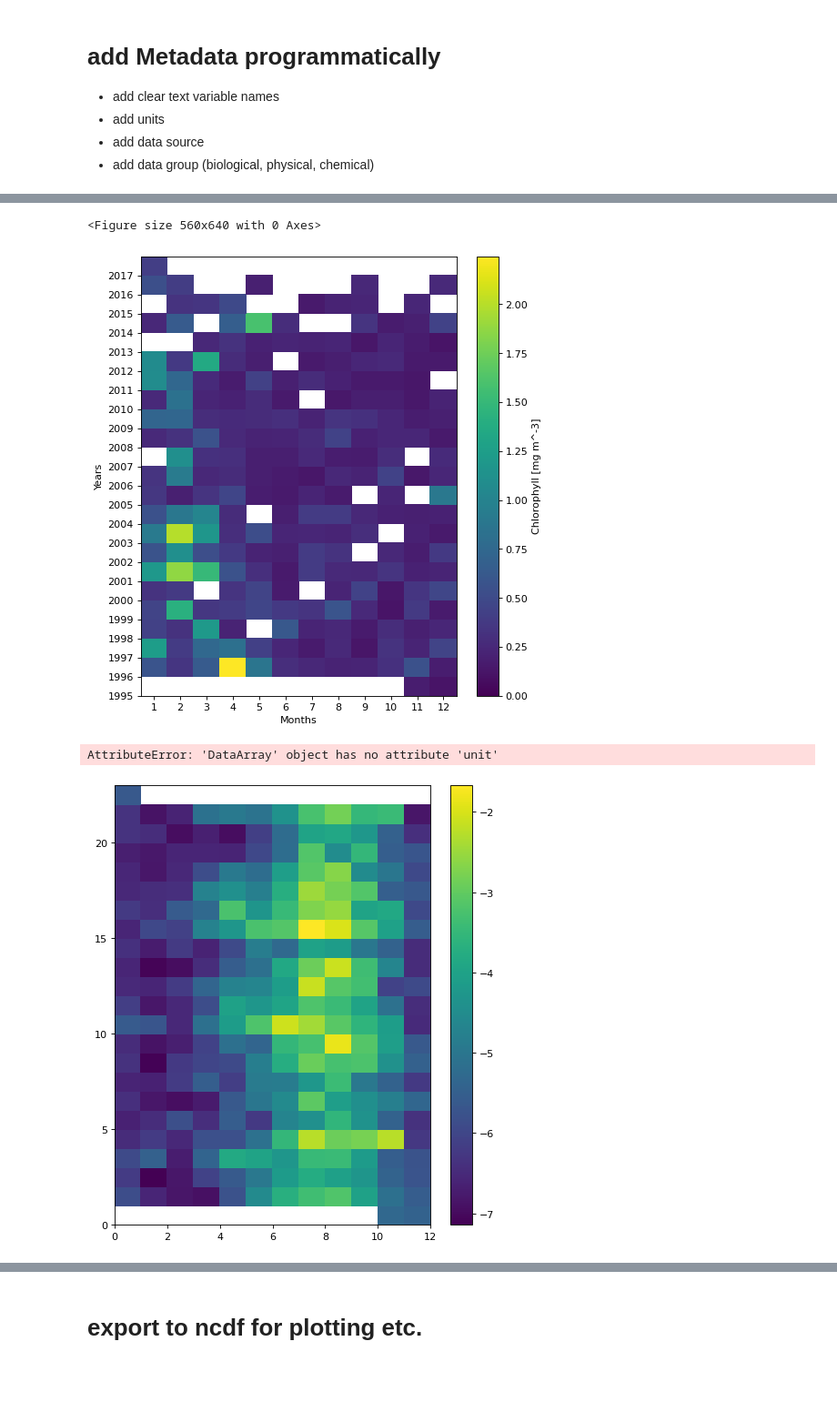
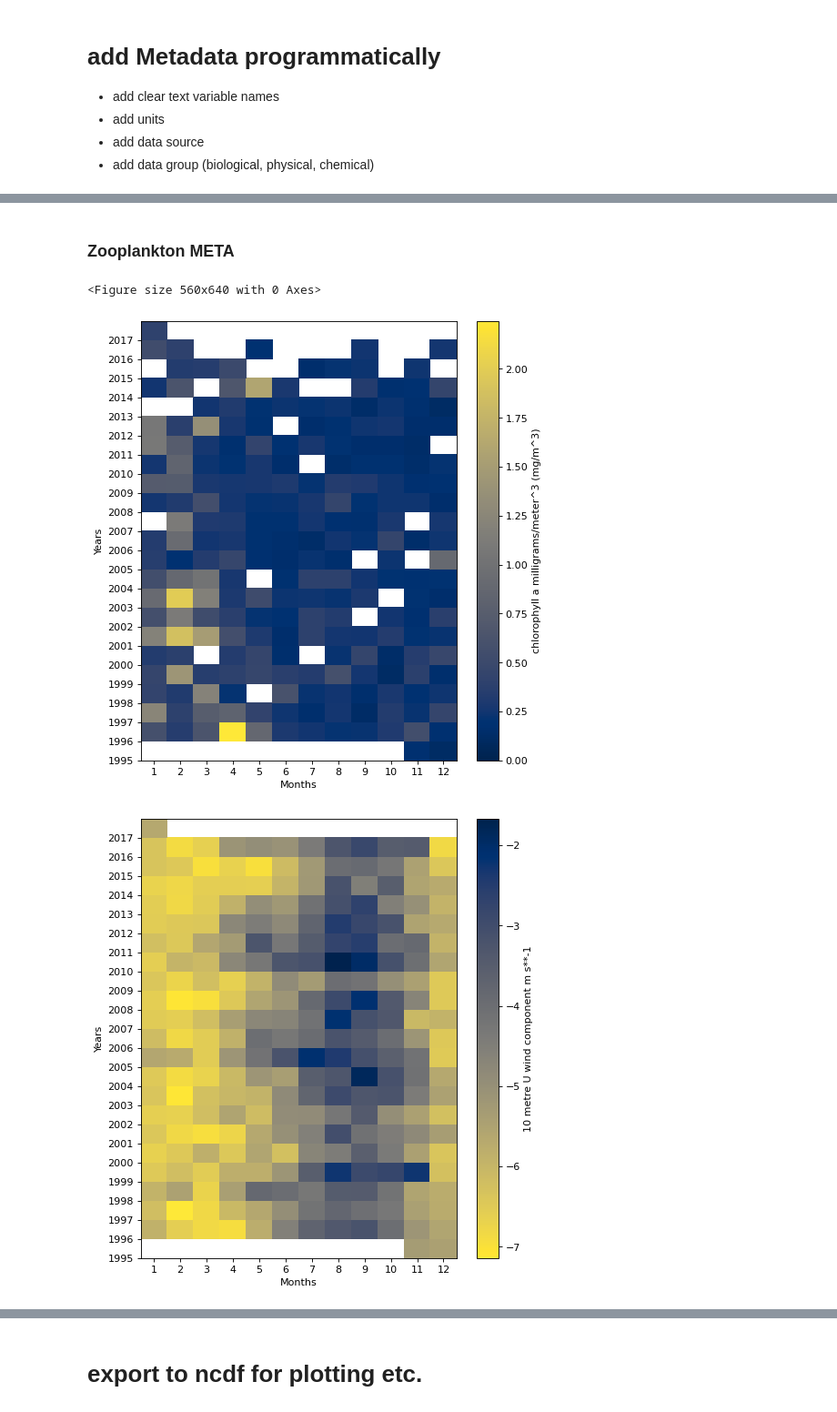
Before and after one commit to ben1post/BennyPhD, a Jupyter notebook: CaRiaco/SCRIPPS/CARIACO_data/Manuscript2DataAnalysis/annotatedDATA/ReadAnnotate2NCDF_FULLSET.ipynb, the cells around one changed output, grey strips where cells are left out. Shown at 91% size. Drawn from its saved outputs; the diff is of its cells as text; code cells hidden in the pictures; blank space fills up the shorter version.

```diff
--- a/CaRiaco/SCRIPPS/CARIACO_data/Manuscript2DataAnalysis/annotatedDATA/ReadAnnotate2NCDF_FULLSET.ipynb
+++ b/CaRiaco/SCRIPPS/CARIACO_data/Manuscript2DataAnalysis/annotatedDATA/ReadAnnotate2NCDF_FULLSET.ipynb
@@ -95,0 +118,3 @@ CARIACO.Chlorophyll.unit
+# %%
+CARIACO.Isopycnal_21.attrs.update({})
+CARIACO.MLD_potemp.attrs.update({})
@@ -96,7 +123,21 @@ CARIACO.Chlorophyll.unit
+# %%
+for var in CARIACO.data_vars:
+    if var.startswith('counts'):
+        CARIACO[var].attrs.update({'units':'cells/ml'})
+    elif var.startswith('SR'):
+        CARIACO[var].attrs.update({'units':'number of species'})
+
+CARIACO.species_richness.attrs.update({'units':'number of species'})
+# %% [markdown]
+### Zooplankton META
+# %%
+CARIACO.Mesh200.attrs.update({'units':'mg/m^3'})
+CARIACO.Mesh500.attrs.update({'units':'mg/m^3'})
+CARIACO.total_biomass.attrs.update({'units':'mg/m^3'})
 # %%
 #chl_pd.values
 from matplotlib.pyplot import figure
-def plot_yearmonth_cmap(data):
+def plot_yearmonth_cmap(data, bottom0=False, negativemax=False):
 
     figure(figsize=(7, 8), dpi=80)
     data_pd = data.to_dataframe()
@@ -105,11 +146,20 @@ def plot_yearmonth_cmap(data):
       .pivot_table(index='year', columns='month', values=data.name)
     )
     ax = plt.gca()
-    c = plt.pcolormesh(dat_pivot)
+    if negativemax == True:
+        c = plt.pcolormesh(dat_pivot, cmap='cividis_r')
+    else:
+        c = plt.pcolormesh(dat_pivot, cmap='cividis')
 
     cbar = plt.colorbar(c)
-    cbar.set_label(data.name + ' ' + data.unit)
-    plt.clim(0)
+
+    #print(data.attrs['long_name'])
+
+    cbar.set_label(data.attrs['long_name'] + ' ' + data.attrs['units'])
+    if bottom0 == True:
+        plt.clim(0)
+    else:
+        pass
 
     ax.set_yticks(np.arange(0,len(dat_pivot.index.values)))
     ax.set_yticklabels(dat_pivot.index.values)
@@ -124,14 +174,13 @@ def plot_yearmonth_cmap(data):
 from matplotlib.pyplot import figure
 figure(figsize=(7, 8), dpi=80)
 
-plot_yearmonth_cmap(CARIACO.Chlorophyll)
+plot_yearmonth_cmap(CARIACO.Chlorophyll, bottom0=True)
 # %% [output]
 <Figure size 560x640 with 0 Axes>
-[figure, old version]
+[figure, new version]
 # %%
 #CARIACO.u10
 # %%
-plot_yearmonth_cmap(CARIACO.u10)
+plot_yearmonth_cmap(CARIACO.u10, negativemax=True)
 # %% [output]
-AttributeError: 'DataArray' object has no attribute 'unit'
-[figure, old version]
+[figure, new version]
```
Also changed, not shown: parts of 23 cells of this notebook, 2 other files.
